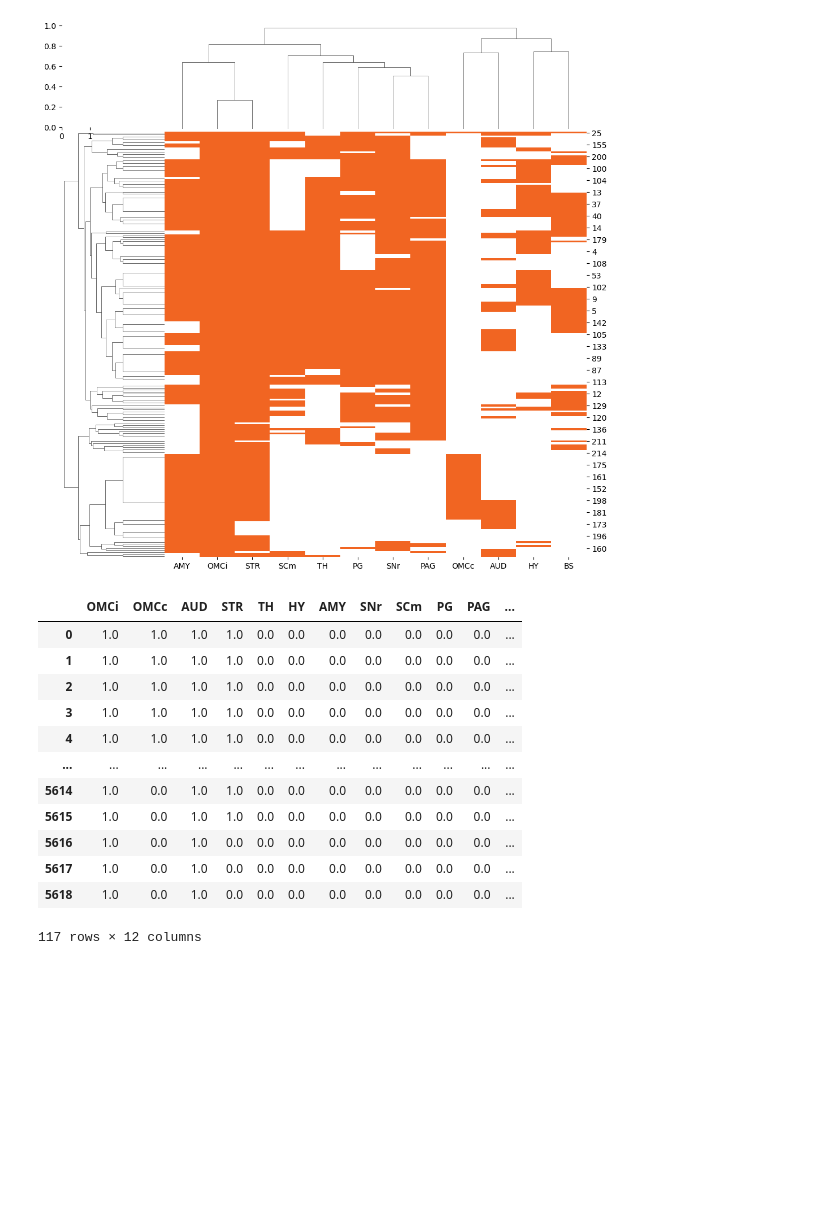
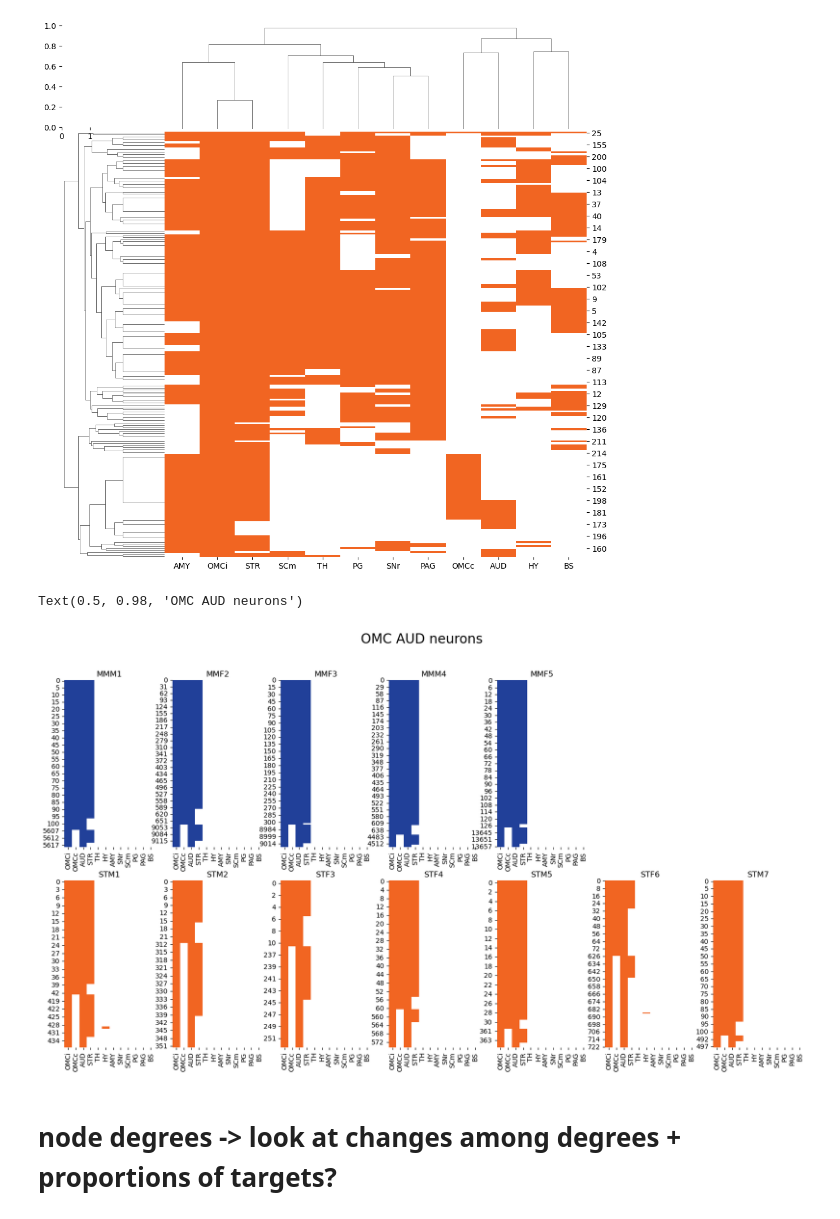
Before and after one commit to eisko/MAPseq_analysis, a Jupyter notebook: M194_M220_single_cell.ipynb, the cells around one changed output. Drawn from its saved outputs; the diff is of its cells as text; code cells hidden in the pictures; blank space fills up the shorter version.

```diff
--- a/M194_M220_single_cell.ipynb
+++ b/M194_M220_single_cell.ipynb
@@ -239,26 +239,49 @@ for i in range(7):
 [figure]
 # %%
 # just take auditory neurons
-aud_mm = []
+aud_it_mm = []
 for i in range(len(omc_it_mm)):
     aud_idx = omc_it_mm[i]["AUD"] == 1
     aud_mm.append(omc_it_mm[i][aud_idx])
 
-aud_st = []
+aud_it_st = []
 for i in range(len(omc_it_st)):
     aud_idx = omc_it_st[i]["AUD"] == 1
     aud_st.append(omc_it_st[i][aud_idx])
-# %% [output]
-|  | OMCi | OMCc | AUD | STR | TH | HY | AMY | SNr | SCm | PG | PAG | ... |
-| 0 | 1.0 | 1.0 | 1.0 | 1.0 | 0.0 | 0.0 | 0.0 | 0.0 | 0.0 | 0.0 | 0.0 | ... |
-| 1 | 1.0 | 1.0 | 1.0 | 1.0 | 0.0 | 0.0 | 0.0 | 0.0 | 0.0 | 0.0 | 0.0 | ... |
-| 2 | 1.0 | 1.0 | 1.0 | 1.0 | 0.0 | 0.0 | 0.0 | 0.0 | 0.0 | 0.0 | 0.0 | ... |
-| 3 | 1.0 | 1.0 | 1.0 | 1.0 | 0.0 | 0.0 | 0.0 | 0.0 | 0.0 | 0.0 | 0.0 | ... |
-| 4 | 1.0 | 1.0 | 1.0 | 1.0 | 0.0 | 0.0 | 0.0 | 0.0 | 0.0 | 0.0 | 0.0 | ... |
-| ... | ... | ... | ... | ... | ... | ... | ... | ... | ... | ... | ... | ... |
-| 5614 | 1.0 | 0.0 | 1.0 | 1.0 | 0.0 | 0.0 | 0.0 | 0.0 | 0.0 | 0.0 | 0.0 | ... |
-| 5615 | 1.0 | 0.0 | 1.0 | 1.0 | 0.0 | 0.0 | 0.0 | 0.0 | 0.0 | 0.0 | 0.0 | ... |
-| 5616 | 1.0 | 0.0 | 1.0 | 0.0 | 0.0 | 0.0 | 0.0 | 0.0 | 0.0 | 0.0 | 0.0 | ... |
-| 5617 | 1.0 | 0.0 | 1.0 | 0.0 | 0.0 | 0.0 | 0.0 | 0.0 | 0.0 | 0.0 | 0.0 | ... |
-| 5618 | 1.0 | 0.0 | 1.0 | 0.0 | 0.0 | 0.0 | 0.0 | 0.0 | 0.0 | 0.0 | 0.0 | ... |
-117 rows × 12 columns
+# %%
+fig, axs = plt.subplots(2,7, figsize=(20,10))
+
+i=0
+for ax in axs.flat[:7]:
+    if i >= 5:
+        ax.axis('off')
+    else:
+        plot = aud_it_mm[i]
+        # sort by cell type
+        # plot = plot.sort_values(by=['type']).reset_index(drop=True)
+
+        sns.heatmap(plot, cmap=blue_cmp, cbar=False, ax=ax)
+        # ax.get_yaxis().set_visible(False)
+        ax.set_title(mice_mm[i])
+
+    i+=1
+
+i=0
+for ax in axs.flat[7:]:
+
+    plot = aud_it_st[i]
+    # sort by cell type
+    # plot = plot.sort_values(by=['type']).reset_index(drop=True)
+
+    sns.heatmap(plot, cmap=orange_cmp, cbar=False, ax=ax)
+    # ax.get_yaxis().set_visible(False)
+    ax.set_title(mice_st[i])
+
+    i+=1
+
+plt.suptitle("OMC AUD neurons", size=20)
+# %% [output]
+Text(0.5, 0.98, 'OMC AUD neurons')
+[figure, added]
+# %% [markdown]
+# node degrees -> look at changes among degrees + proportions of targets?
```
Also changed, not shown: parts of 8 cells of this notebook, 1 other file.
